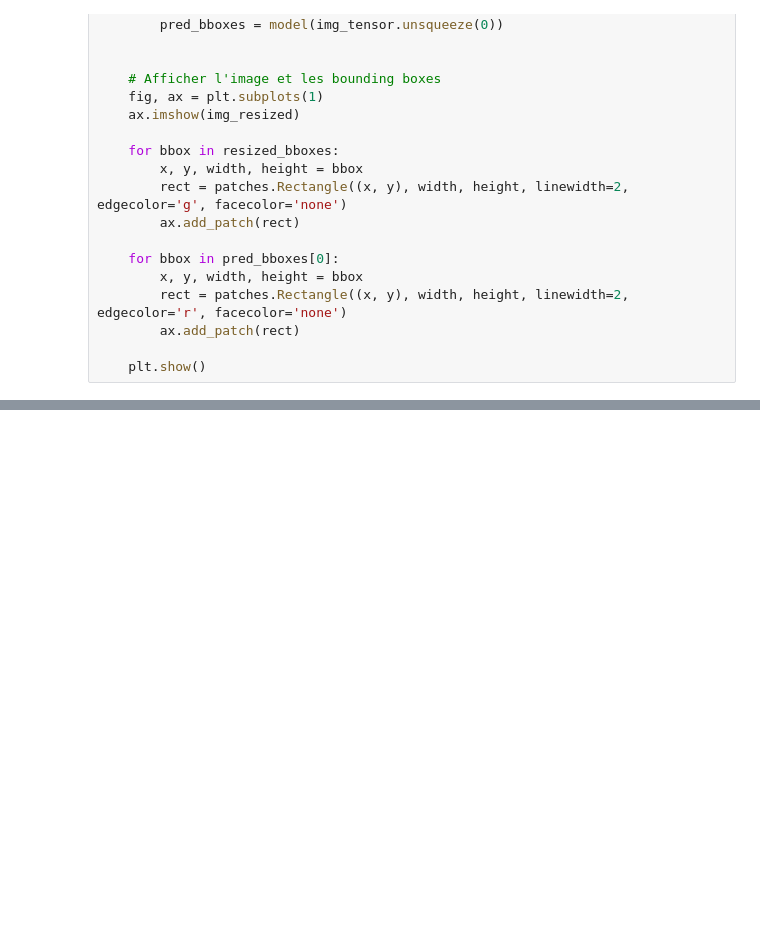
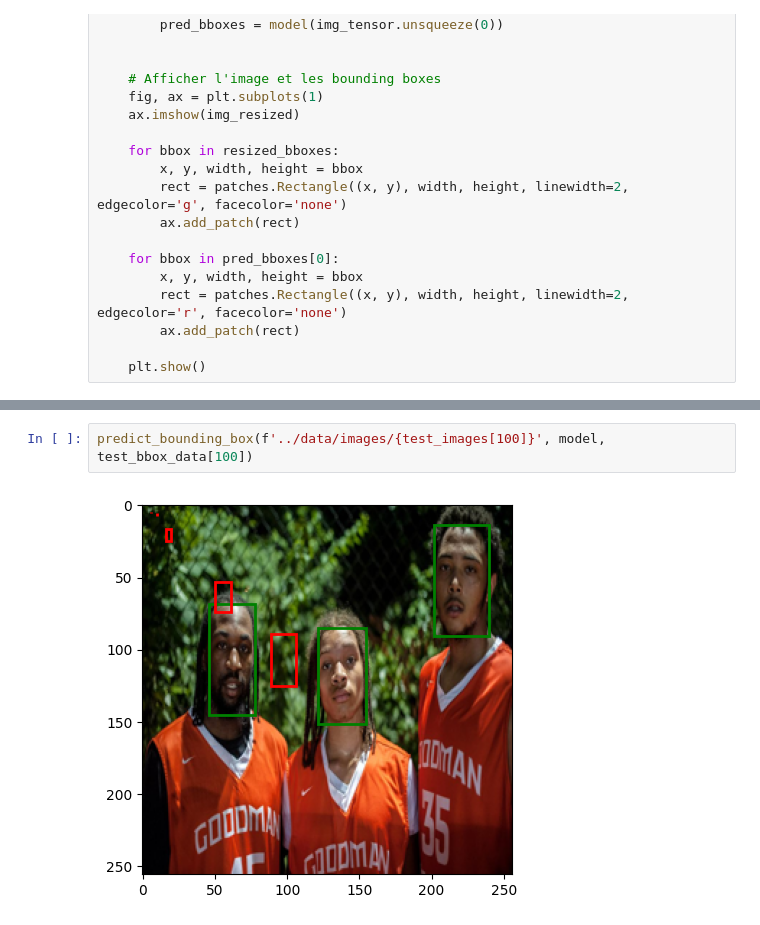
Before and after one commit to DjuloFyro/FaceSegLite, a Jupyter notebook: notebooks/model_bounding_box.ipynb, the cells around one changed output, grey strips where cells are left out. Drawn from its saved outputs; the diff is of its cells as text; blank space fills up the shorter version.

```diff
--- a/notebooks/model_bounding_box.ipynb
+++ b/notebooks/model_bounding_box.ipynb
@@ -523,0 +504,4 @@ predict_bounding_box(f'../data/images/{test_images[50]}', model, test_bbox_data[
+# %%
+predict_bounding_box(f'../data/images/{test_images[100]}', model, test_bbox_data[100])
+# %% [output]
+[figure, added]
```
Also changed, not shown: parts of 11 cells of this notebook.
